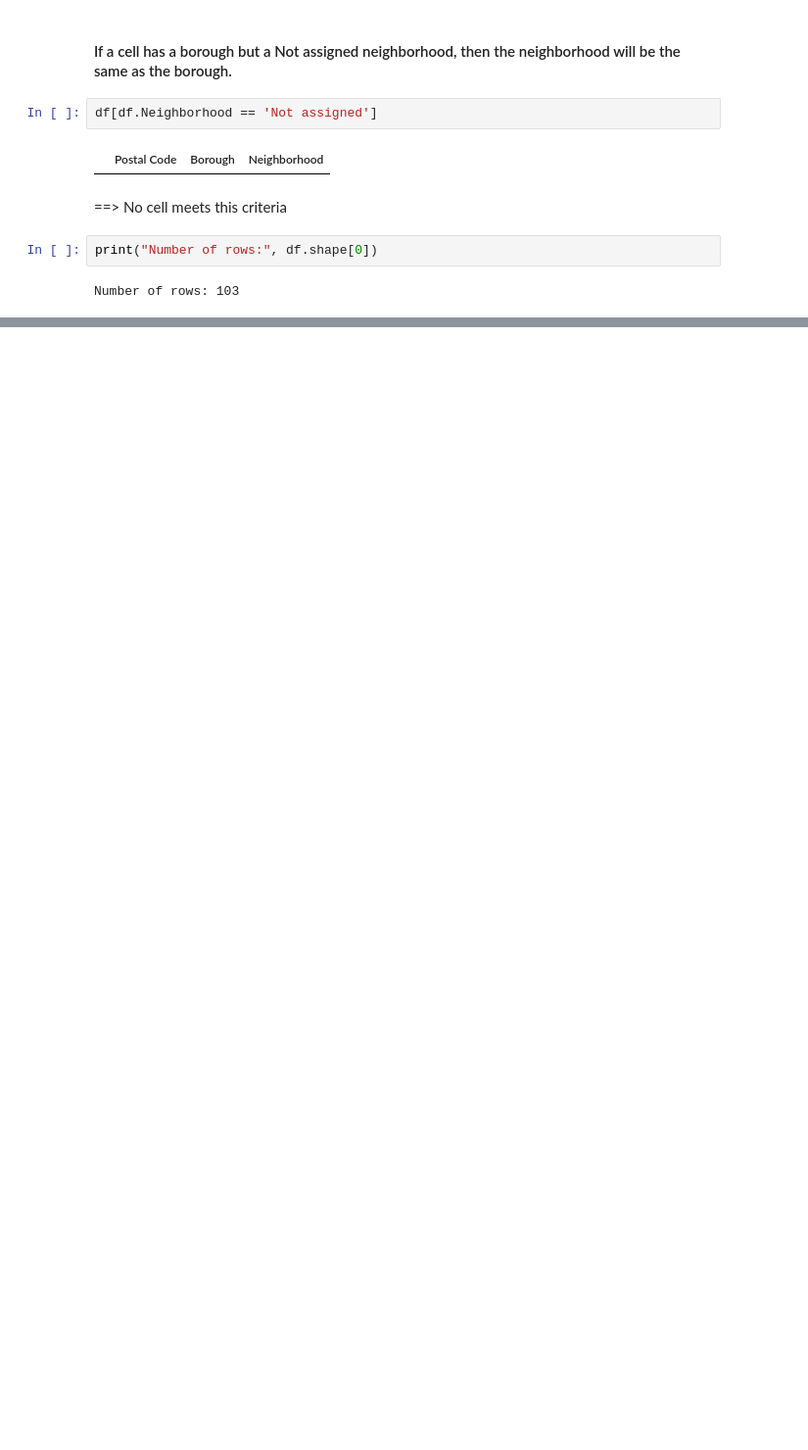
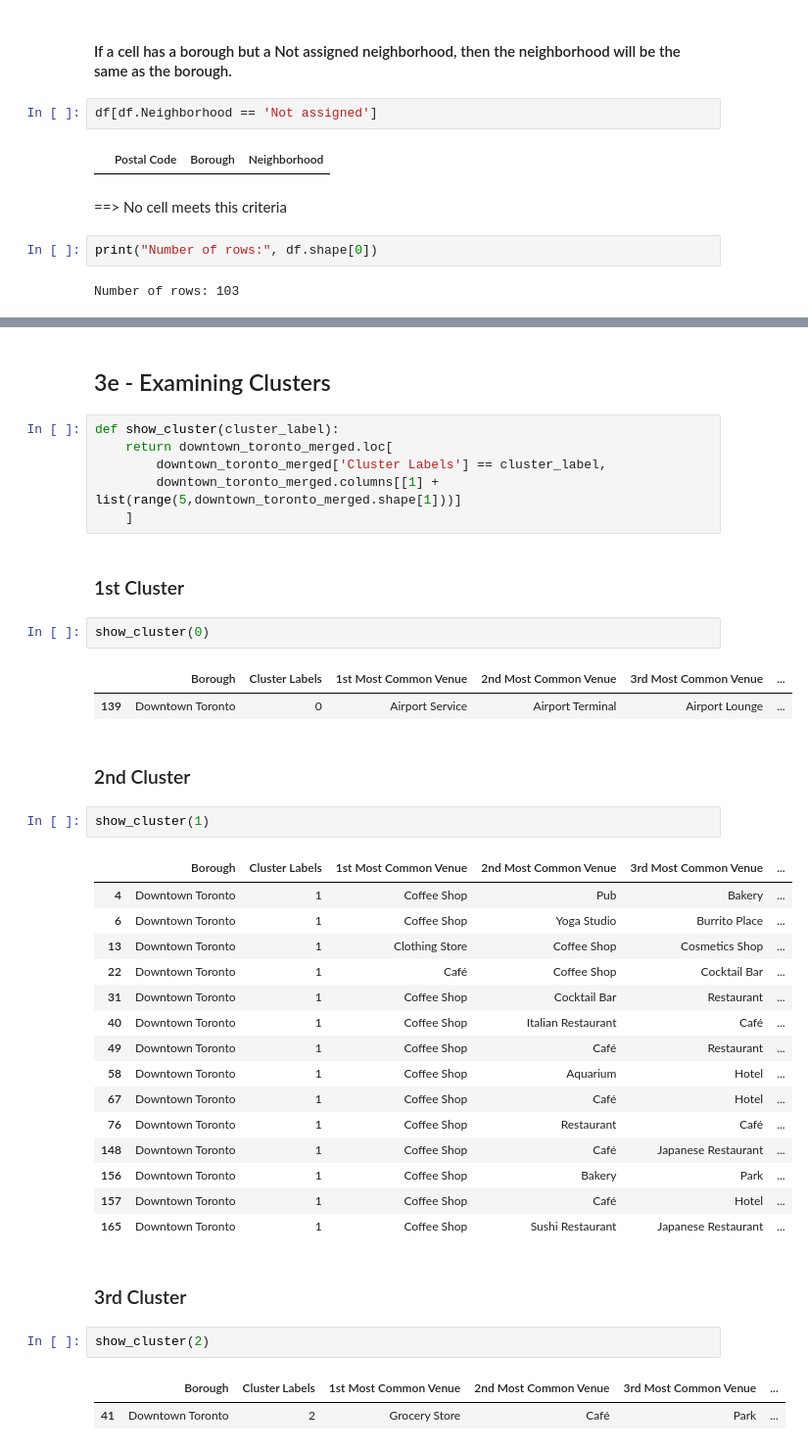
Before and after one commit to educos/Coursera_Capstone, a Jupyter notebook: Capstone Project Notebook 2.ipynb, the cells around one changed output, grey strips where cells are left out. Shown: that part at 98% size. Saved outputs shown, nothing was run; the diff lists cells and outputs as text; blank space fills up the shorter version.

```diff
--- a/Capstone Project Notebook 2.ipynb
+++ b/Capstone Project Notebook 2.ipynb
@@ -36,0 +355,42 @@ Number of rows: 103
+# %% [markdown]
+## 3e - Examining Clusters
+# %%
+def show_cluster(cluster_label):
+    return downtown_toronto_merged.loc[
+        downtown_toronto_merged['Cluster Labels'] == cluster_label,
+        downtown_toronto_merged.columns[[1] + list(range(5,downtown_toronto_merged.shape[1]))]
+    ]
+# %% [markdown]
+### 1st Cluster
+# %%
+show_cluster(0)
+# %% [output]
+|  | Borough | Cluster Labels | 1st Most Common Venue | 2nd Most Common Venue | 3rd Most Common Venue | ... |
+| 139 | Downtown Toronto | 0 | Airport Service | Airport Terminal | Airport Lounge | ... |
+# %% [markdown]
+### 2nd Cluster
+# %%
+show_cluster(1)
+# %% [output]
+|  | Borough | Cluster Labels | 1st Most Common Venue | 2nd Most Common Venue | 3rd Most Common Venue | ... |
+| 4 | Downtown Toronto | 1 | Coffee Shop | Pub | Bakery | ... |
+| 6 | Downtown Toronto | 1 | Coffee Shop | Yoga Studio | Burrito Place | ... |
+| 13 | Downtown Toronto | 1 | Clothing Store | Coffee Shop | Cosmetics Shop | ... |
+| 22 | Downtown Toronto | 1 | Café | Coffee Shop | Cocktail Bar | ... |
+| 31 | Downtown Toronto | 1 | Coffee Shop | Cocktail Bar | Restaurant | ... |
+| 40 | Downtown Toronto | 1 | Coffee Shop | Italian Restaurant | Café | ... |
+| 49 | Downtown Toronto | 1 | Coffee Shop | Café | Restaurant | ... |
+| 58 | Downtown Toronto | 1 | Coffee Shop | Aquarium | Hotel | ... |
+| 67 | Downtown Toronto | 1 | Coffee Shop | Café | Hotel | ... |
+| 76 | Downtown Toronto | 1 | Coffee Shop | Restaurant | Café | ... |
+| 148 | Downtown Toronto | 1 | Coffee Shop | Café | Japanese Restaurant | ... |
+| 156 | Downtown Toronto | 1 | Coffee Shop | Bakery | Park | ... |
+| 157 | Downtown Toronto | 1 | Coffee Shop | Café | Hotel | ... |
+| 165 | Downtown Toronto | 1 | Coffee Shop | Sushi Restaurant | Japanese Restaurant | ... |
+# %% [markdown]
+### 3rd Cluster
+# %%
+show_cluster(2)
+# %% [output]
+|  | Borough | Cluster Labels | 1st Most Common Venue | 2nd Most Common Venue | 3rd Most Common Venue | ... |
+| 41 | Downtown Toronto | 2 | Grocery Store | Café | Park | ... |
```
Also changed, not shown: parts of 43 cells of this notebook.
